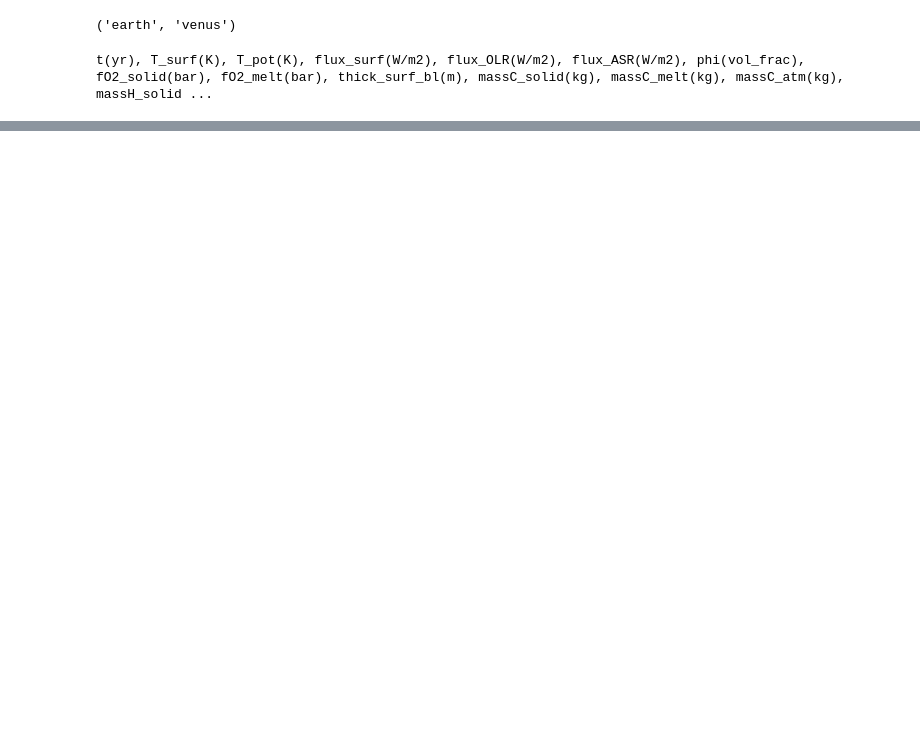
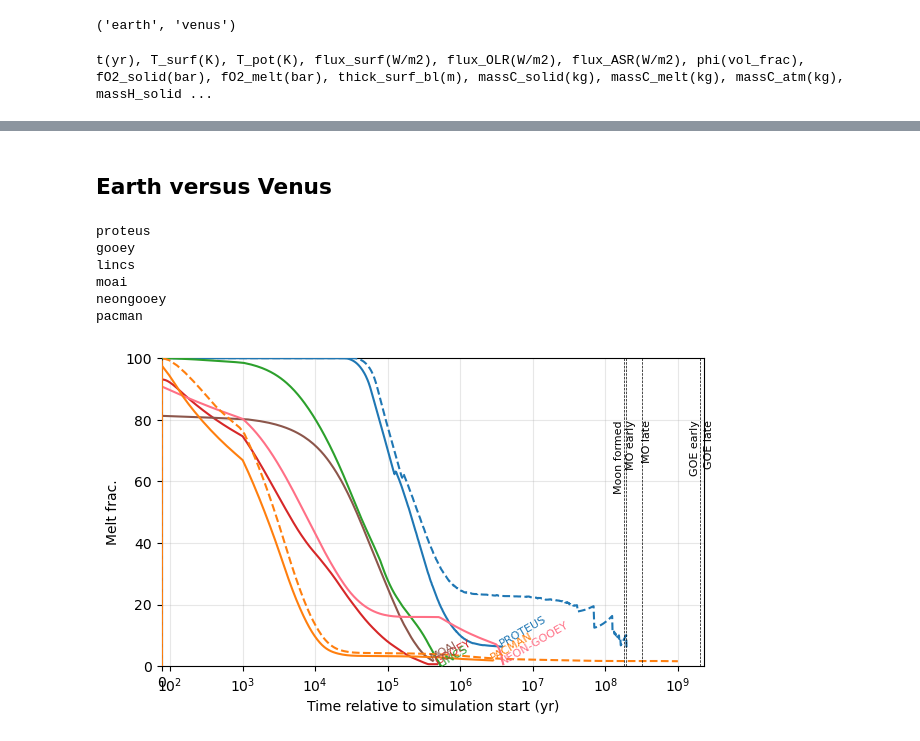
Before and after one commit to lena-noack/chili, a Jupyter notebook: intercomparison/analysis_solarsystem/grids.ipynb, the cells around one changed output, grey strips where cells are left out. Cells and saved outputs as stored; diff of their text form; code cells hidden in the pictures; blank space fills up the shorter version.

```diff
--- a/intercomparison/analysis_solarsystem/grids.ipynb
+++ b/intercomparison/analysis_solarsystem/grids.ipynb
@@ -75,0 +260,66 @@ pacman
+# %% [markdown]
+## Earth versus Venus
+# %%
+fig, ax = plt.subplots(1,1, figsize=(7,4))
+
+xkey = "t(yr)"
+ykey = "phi(vol_frac)"
+
+for m in models:
+    print(m)
+
+    if any([len(models_data[m][p]) == 0 for p in planets]):
+        print("skipping model", m, "because of missing data")
+        continue
+
+    for p in planets:
+
+        d = models_data[m][p]
+        col = get_color(m)
+
+        if p == "earth":
+            ls = "-"
+            lbl = get_label(m)
+        else:
+            ls = "--"
+            lbl = ""
+
+
+        for case in d.keys():
+            if "evo" in case and "Clow" in case and "Hmid" in case:
+
+                x = d[case][xkey]
+                y = d[case][ykey] * 100
+                ax.plot(x, y, color=col, ls=ls, zorder=4)
+                if lbl != "":
+                    ax.annotate(lbl, (x.iloc[-1], y.iloc[-1]), color=col, fontsize=8, zorder=5, rotation=30, rotation_mode='anchor', ha='left')
+
+
+# add vertical lines for ages of interest
+for k, x in ages_yr.items():
+    ax.axvline(x, color="k", ls="--", lw=0.5, zorder=6)
+    va = 'top'
+    if k in ["Moon formed", "GOE early"]:
+        va = 'bottom'
+    ax.annotate(k, xy=(x, 80), ha="right", va=va, fontsize=8, rotation=90, rotation_mode='anchor')
+
+ax.axvline(x=0, color="k", ls="-", lw=0.5)
+
+ax.set_xscale("symlog", linthresh=1e3)
+ax.set_xlabel("Time relative to simulation start (yr)")
+ax.set_xlim(left=0, right=ages_yr["GOE late"])
+
+ax.set_ylabel(get_label(ykey))
+ax.set_ylim(0, 100)
+
+ax.grid(alpha=0.3, zorder=-2)
+
+plt.show()
+# %% [output]
+proteus
+gooey
+lincs
+moai
+neongooey
+pacman
+[figure, added]
```
Also changed, not shown: parts of 8 cells of this notebook, 1 other file.
